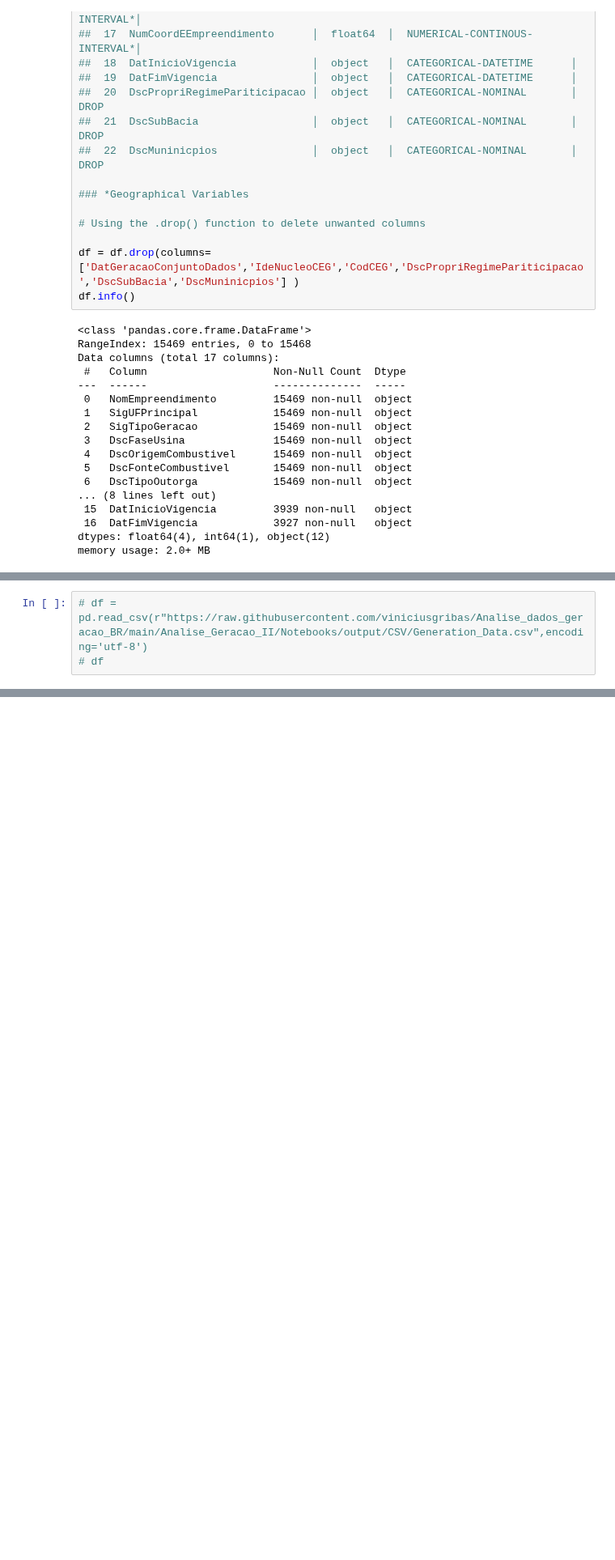
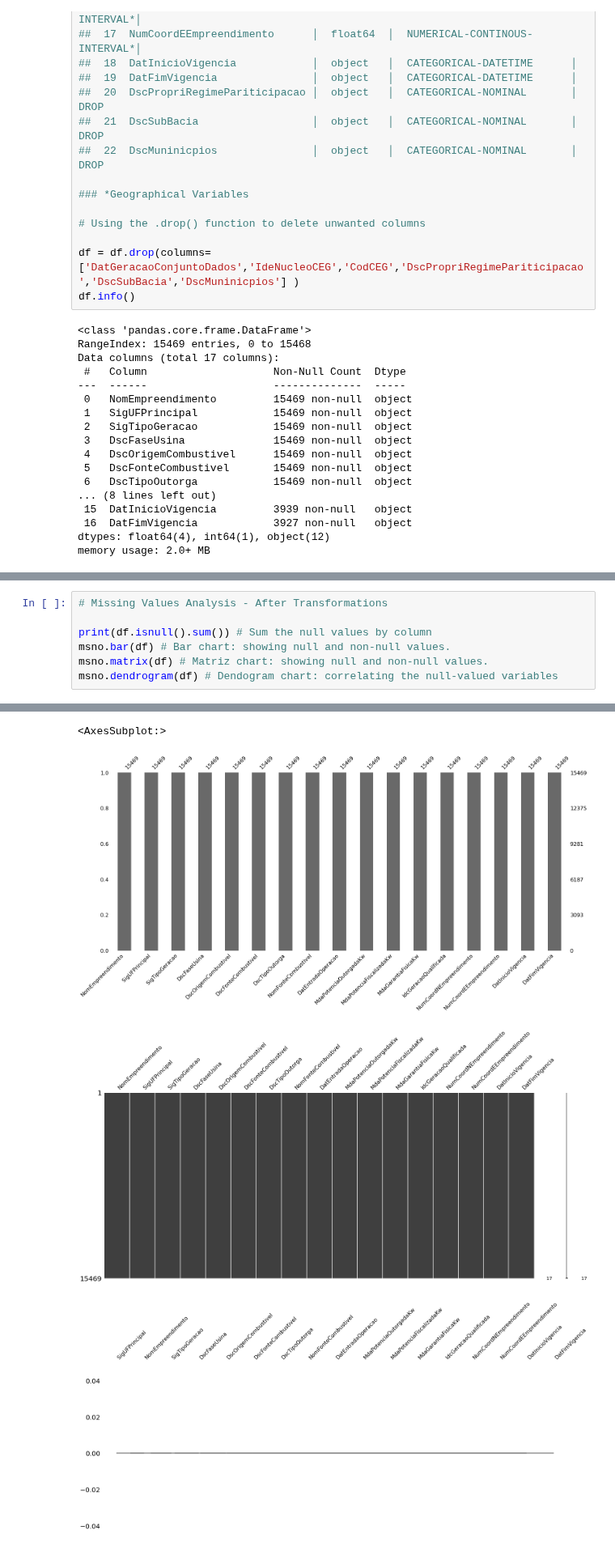
Before and after one commit to viniciusgribas/Analise_dados_geracao_BR, a Jupyter notebook: Analise_Geracao_II/Notebooks/ELT_Notebook.ipynb, the cells around one changed output, grey strips where cells are left out. Shown at 81% size. Drawn from its saved outputs; the diff is of its cells as text; blank space fills up the shorter version.

Commit message:
ETL Notebook Completed

```diff
--- a/Analise_Geracao_II/Notebooks/ELT_Notebook.ipynb
+++ b/Analise_Geracao_II/Notebooks/ELT_Notebook.ipynb
@@ -353,3 +352,8 @@ memory usage: 2.2+ MB
-# %%
-# df = pd.read_csv(r"https://raw.githubusercontent.com/viniciusgribas/Analise_dados_geracao_BR/main/Analise_Geracao_II/Notebooks/output/CSV/Generation_Data.csv",encoding='utf-8')
-# df
+# %%
+# Missing Values Analysis - After Transformations
+
+print(df.isnull().sum()) # Sum the null values by column
+msno.bar(df) # Bar chart: showing null and non-null values.
+msno.matrix(df) # Matriz chart: showing null and non-null values.
+msno.dendrogram(df) # Dendogram chart: correlating the null-valued variables
+# %% [output]
@@ -355,0 +378,4 @@ memory usage: 2.2+ MB
+<AxesSubplot:>
+[figure, added]
+[figure, added]
+[figure, added]
```
Also changed, not shown: parts of 30 cells of this notebook, 1 other file.
